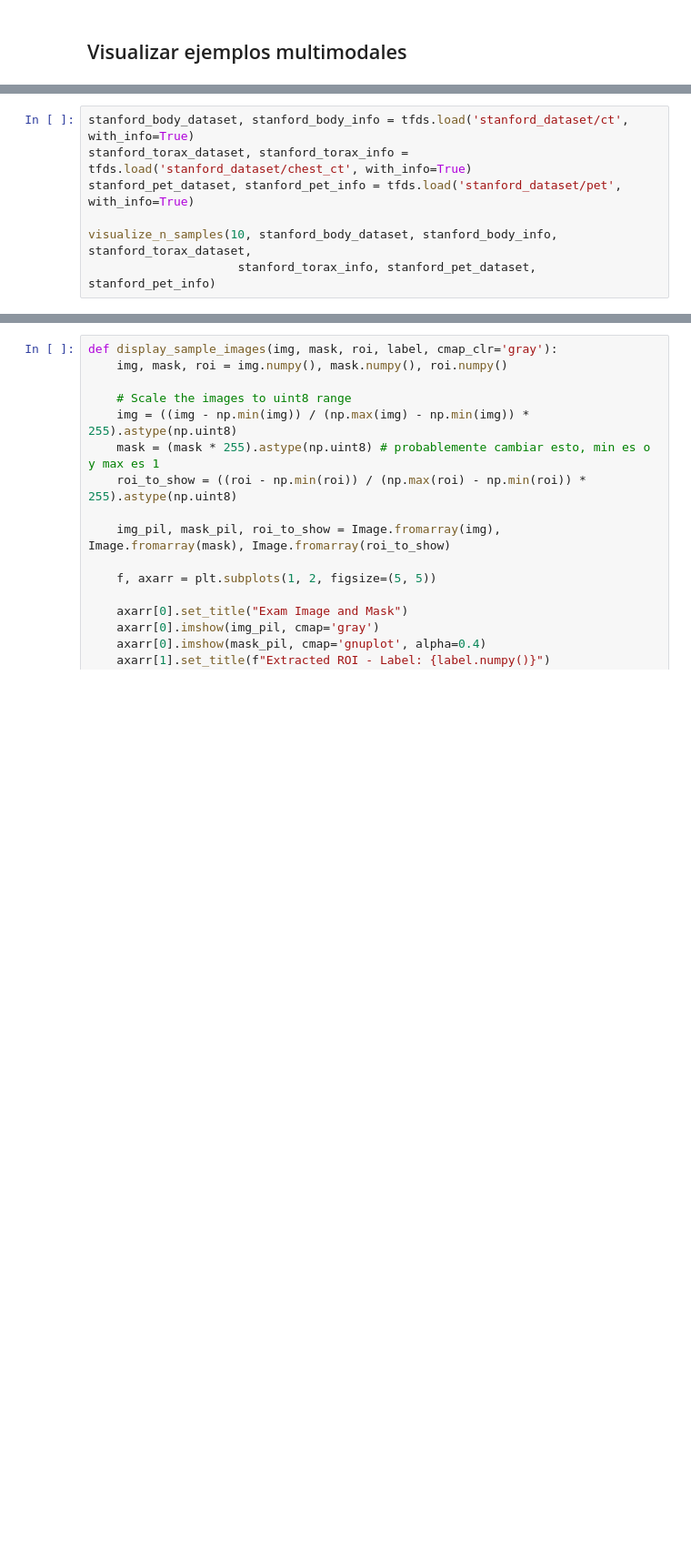
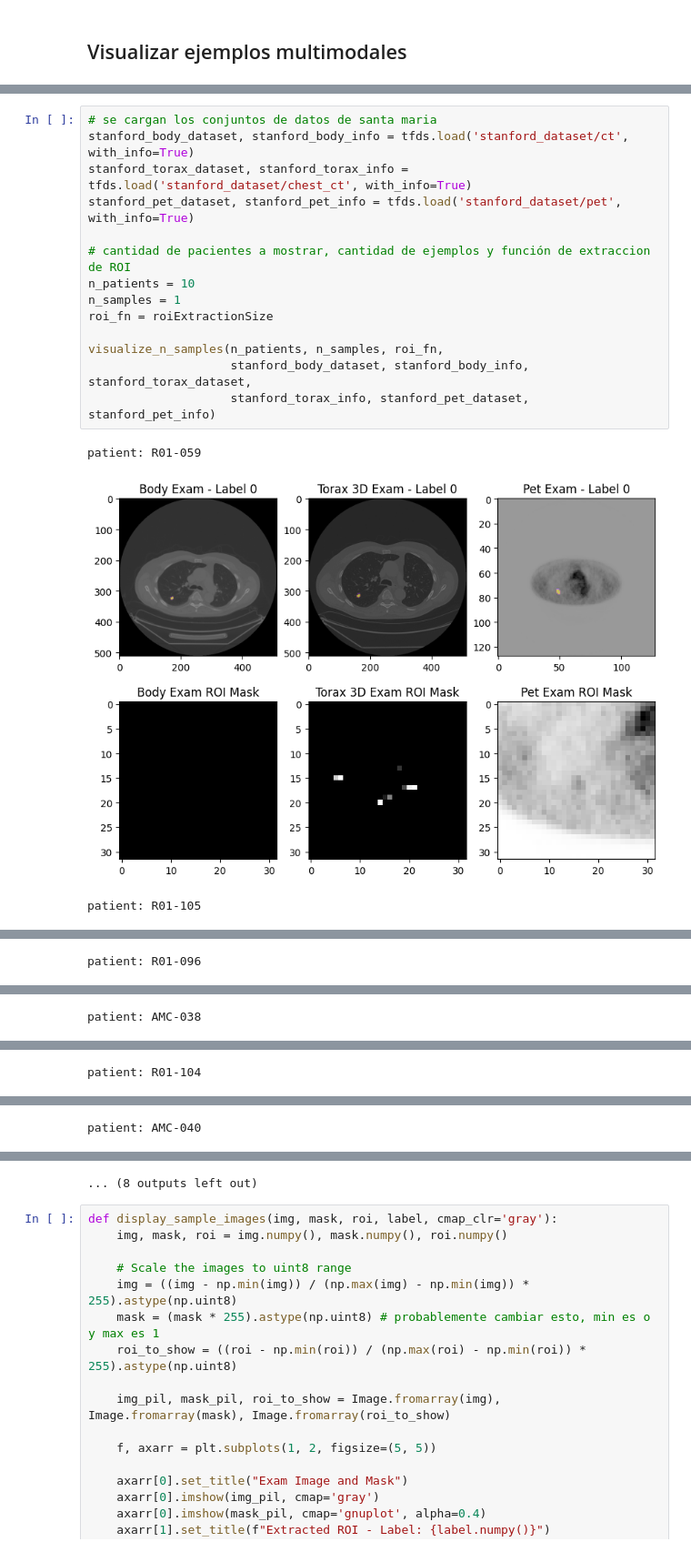
Before and after one commit to jmsaavedrar/pet_ct, a Jupyter notebook: visualize_data.ipynb, the cells around one changed output, grey strips where cells are left out. Shown at 91% size. Cells and saved outputs as stored; diff of their text form; blank space fills up the shorter version.

```diff
--- a/visualize_data.ipynb
+++ b/visualize_data.ipynb
@@ -252,7 +235,18 @@ patient: sm_007
 # %%
+# se cargan los conjuntos de datos de santa maria
 stanford_body_dataset, stanford_body_info = tfds.load('stanford_dataset/ct', with_info=True)
 stanford_torax_dataset, stanford_torax_info = tfds.load('stanford_dataset/chest_ct', with_info=True)
 stanford_pet_dataset, stanford_pet_info = tfds.load('stanford_dataset/pet', with_info=True)
 
-visualize_n_samples(10, stanford_body_dataset, stanford_body_info, stanford_torax_dataset,
-                     stanford_torax_info, stanford_pet_dataset, stanford_pet_info)
+# cantidad de pacientes a mostrar, cantidad de ejemplos y función de extraccion de ROI
+n_patients = 10
+n_samples = 1
+roi_fn = roiExtractionSize
+
+visualize_n_samples(n_patients, n_samples, roi_fn,
+                    stanford_body_dataset, stanford_body_info, stanford_torax_dataset,
+                    stanford_torax_info, stanford_pet_dataset, stanford_pet_info)
+# %% [output]
+patient: R01-059
+[figure, added]
+patient: R01-105
@@ -258,0 +254 @@ visualize_n_samples(10, stanford_body_dataset, stanford_body_info, stanford_tora
+patient: R01-096
@@ -258,0 +256 @@ visualize_n_samples(10, stanford_body_dataset, stanford_body_info, stanford_tora
+patient: AMC-038
@@ -258,0 +258 @@ visualize_n_samples(10, stanford_body_dataset, stanford_body_info, stanford_tora
+patient: R01-104
@@ -258,0 +260 @@ visualize_n_samples(10, stanford_body_dataset, stanford_body_info, stanford_tora
+patient: AMC-040
@@ -259,3 +262,4 @@ visualize_n_samples(10, stanford_body_dataset, stanford_body_info, stanford_tora
+... (8 outputs left out)
 # %%
 def display_sample_images(img, mask, roi, label, cmap_clr='gray'):
     img, mask, roi = img.numpy(), mask.numpy(), roi.numpy()
```
Also changed, not shown: parts of 8 cells of this notebook, 5 other files.
